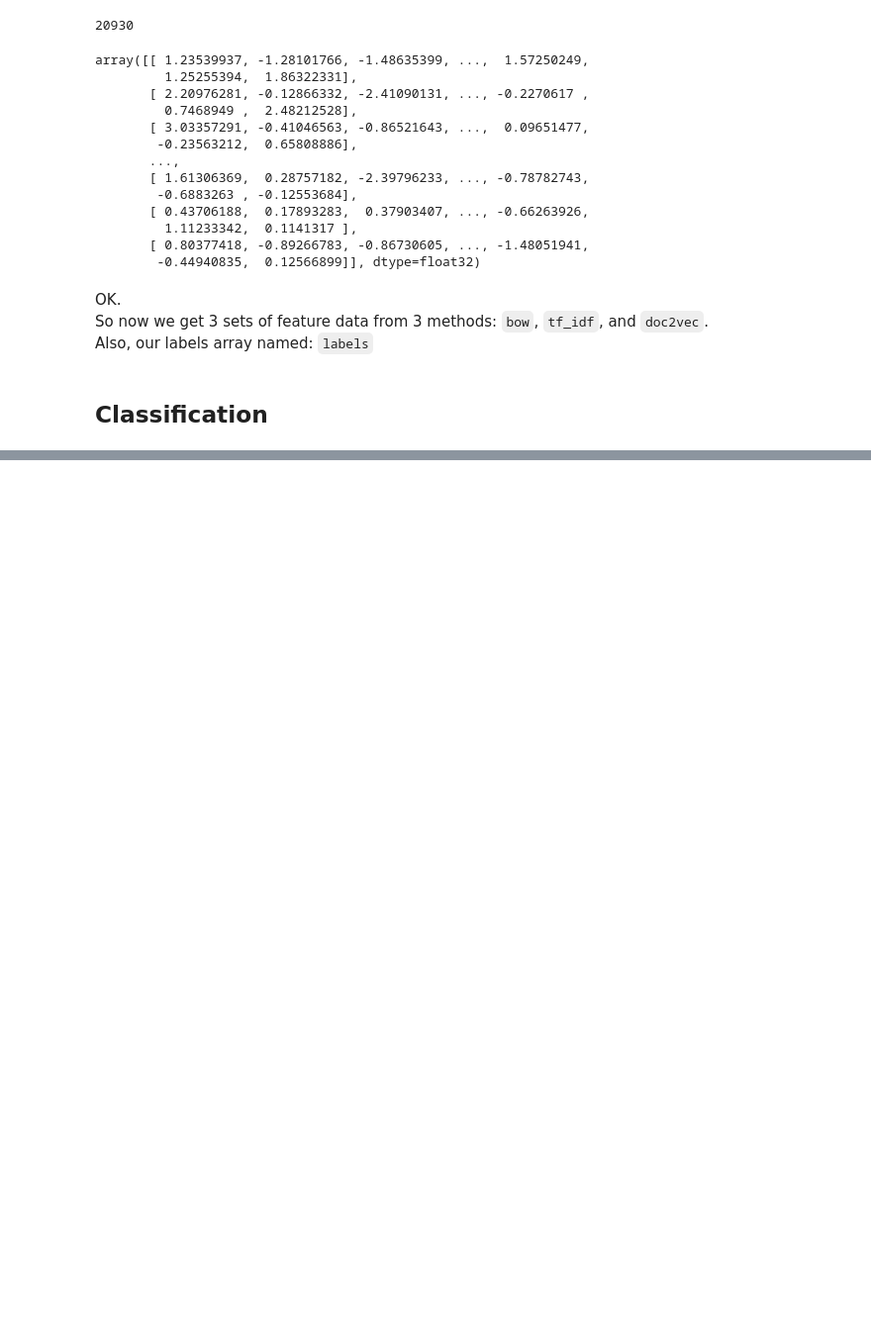
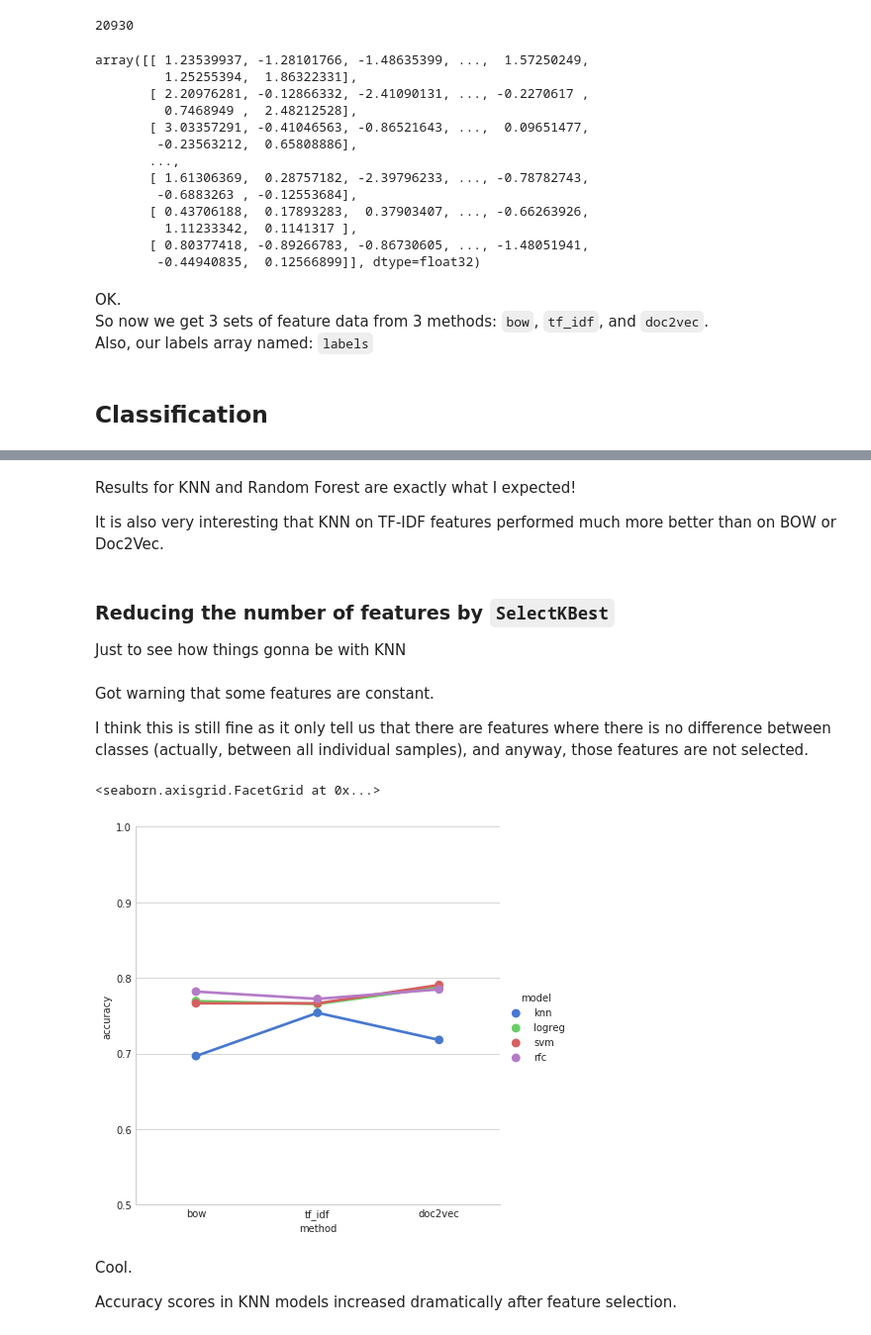
Before and after one commit to singuyenmai/Machine-Learning-CoderSchool, a Jupyter notebook: week3/Assignment_3.ipynb, the cells around one changed output, grey strips where cells are left out. Shown at 99% size. Saved outputs shown, nothing was run; the diff lists cells and outputs as text; code cells hidden in the pictures; blank space fills up the shorter version.

```diff
--- a/week3/Assignment_3.ipynb
+++ b/week3/Assignment_3.ipynb
@@ -226,0 +261,41 @@ rfc
+# %% [markdown]
+Results for KNN  and Random Forest are exactly what I expected!
+
+It is also very interesting that KNN on TF-IDF features performed much more better than on BOW or Doc2Vec.
+# %% [markdown]
+### Reducing the number of features by `SelectKBest`
+
+Just to see how things gonna be with KNN
+# %%
+init_classifiers_1 = {}
+
+for method, attribute in classifiers_0.items():
+    init_classifiers_1[method] = {}
+
+    for model, result in attribute.items():
+        init_classifiers_1[method][model] = Pipeline([ ('fs', SelectKBest()), ('clf', clone(result['estimator'])) ])
+
+
+param_grids_1 = {
+    'knn': {'fs__k': [10, 25, 50, 75, 100]},
+    'logreg': {'fs__k': [10, 25, 50, 75, 100]},
+    'svm': {'fs__k': [10, 25, 50, 75, 100]},
+    'rfc': {'fs__k': [10, 25, 50, 75, 100]}
+}
+# %%
+classifiers_1 = { method : estimator_searching(init_classifiers_1[method], param_grids_1,
+                                               train_test_sets[method], n_jobs = 2)
+                 for method in feat_methods }
+# %% [markdown]
+Got warning that some features are constant.
+
+I think this is still fine as it only tell us that there are features where there is no difference between classes (actually, between all individual samples), and anyway, those features are not selected.
+# %%
+accuracy_plot(classifiers_1, train_test_sets)
+# %% [output]
+<seaborn.axisgrid.FacetGrid at 0x...>
+[figure, added]
+# %% [markdown]
+Cool.
+
+Accuracy scores in KNN models increased dramatically after feature selection.
```
Also changed, not shown: parts of 28 cells of this notebook.
